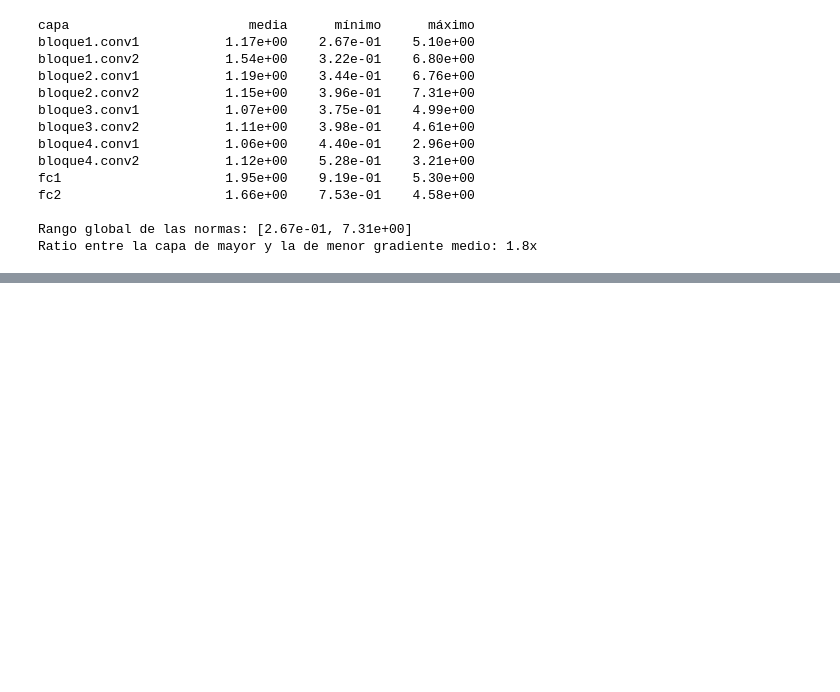
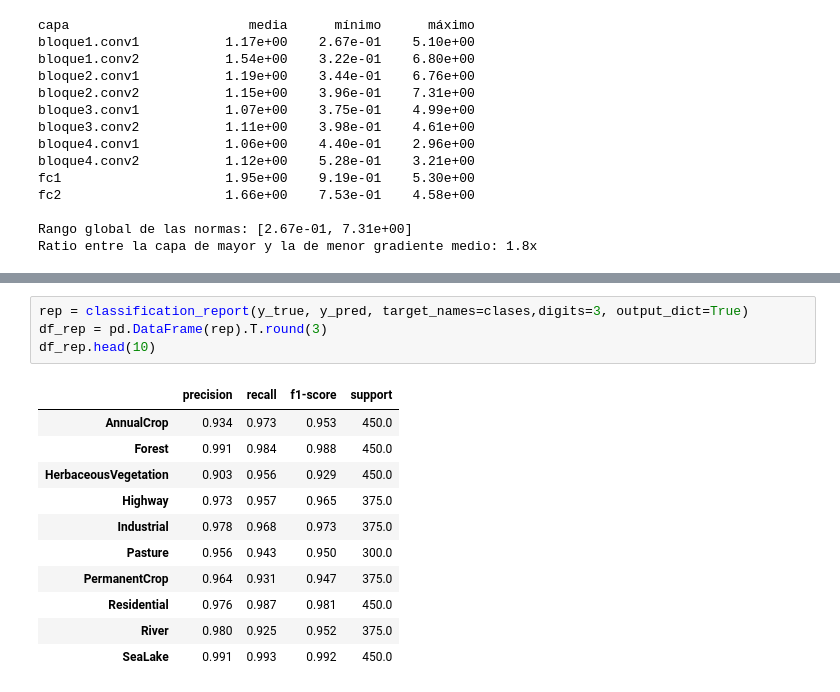
Before and after one commit to ArielAlzogarayFlores/TD-VI-TP3, a Jupyter notebook: arquitectura_custom.ipynb, the cells around one changed output, grey strips where cells are left out. Drawn from its saved outputs; the diff is of its cells as text; blank space fills up the shorter version.

```diff
--- a/desarrollo.ipynb
+++ b/arquitectura_custom.ipynb
@@ -510,0 +594,16 @@ Ratio entre la capa de mayor y la de menor gradiente medio: 1.8x
+# %%
+rep = classification_report(y_true, y_pred, target_names=clases,digits=3, output_dict=True)
+df_rep = pd.DataFrame(rep).T.round(3)
+df_rep.head(10)
+# %% [output]
+|  | precision | recall | f1-score | support |
+| AnnualCrop | 0.934 | 0.973 | 0.953 | 450.0 |
+| Forest | 0.991 | 0.984 | 0.988 | 450.0 |
+| HerbaceousVegetation | 0.903 | 0.956 | 0.929 | 450.0 |
+| Highway | 0.973 | 0.957 | 0.965 | 375.0 |
+| Industrial | 0.978 | 0.968 | 0.973 | 375.0 |
+| Pasture | 0.956 | 0.943 | 0.950 | 300.0 |
+| PermanentCrop | 0.964 | 0.931 | 0.947 | 375.0 |
+| Residential | 0.976 | 0.987 | 0.981 | 450.0 |
+| River | 0.980 | 0.925 | 0.952 | 375.0 |
+| SeaLake | 0.991 | 0.993 | 0.992 | 450.0 |
```
Also changed, not shown: parts of 20 cells of this notebook, 2 other files.
